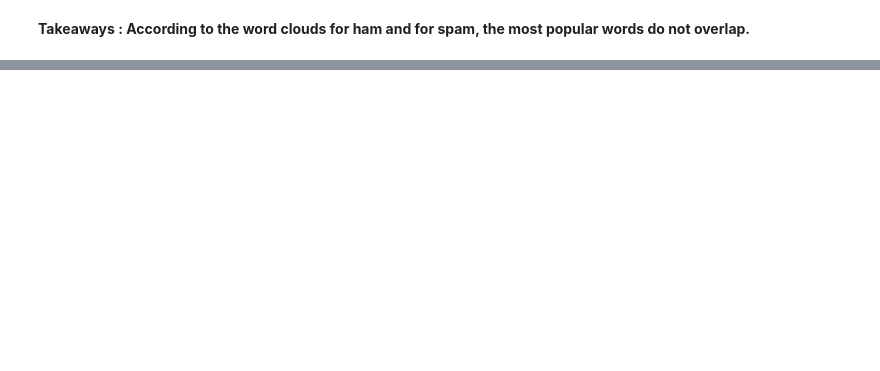
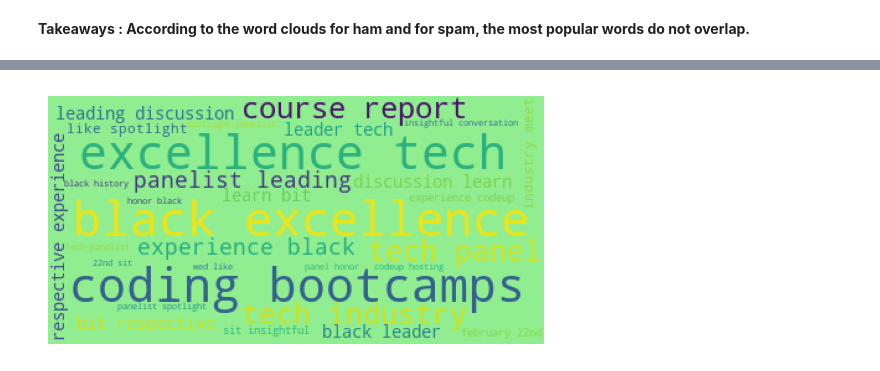
Before and after one commit to MagdalenaRahn/nlp-natural-language-processing, a Jupyter notebook: nlp_explore_exercises_01MAR23pm.ipynb, the cells around one changed output, grey strips where cells are left out. Saved outputs shown, nothing was run; the diff lists cells and outputs as text; code cells hidden in the pictures; blank space fills up the shorter version.

```diff
--- a/nlp_explore_exercises_01MAR23pm.ipynb
+++ b/nlp_explore_exercises_01MAR23pm.ipynb
@@ -305,0 +340,4 @@ plt.show()
+# %%
+# applying cleaning to df and assigning col
+
+blog['cleaned'] = blog['content'].apply(p.cleaning)
@@ -305,0 +373,8 @@ plt.show()
+# %%
+#returning all the words in article individually
+
+words = cleaning(' '.join(blog['cleaned']))
+
+# setting the cleaned txt to Series and counting word frequency
+count = pd.Series(words).value_counts()
+count
@@ -305,0 +453,7 @@ plt.show()
+# %%
+# making blog bigrams using 'words' variable
+
+bligrams = pd.Series(nltk.ngrams(words, 2))
+# same as :
+# bligrams = pd.Series(nltk.ngrams(freq['word_list'], 2))
+bligrams.head(2)
@@ -305,0 +464,6 @@ plt.show()
+# %%
+# top blog bigrams
+
+
+fav_bligrams = bligrams.value_counts().head(30)
+fav_bligrams
@@ -305,0 +488,15 @@ plt.show()
+# %%
+# fav_bligrams wordcloud
+
+# variable to contain dico of bigram key words and value count
+chiffres = {key[0] + ' ' + key[1] : value for key, value in fav_bligrams.to_dict().items()}
+
+# image variable to contain the WC of the generated value counts
+wc = WordCloud(background_color = 'lightgreen').generate_from_frequencies(chiffres)
+
+plt.imshow(wc)
+plt.axis('off')
+
+plt.show()
+# %% [output]
+[figure, added]
```
Also changed, not shown: parts of 42 cells of this notebook, 1 other file.
